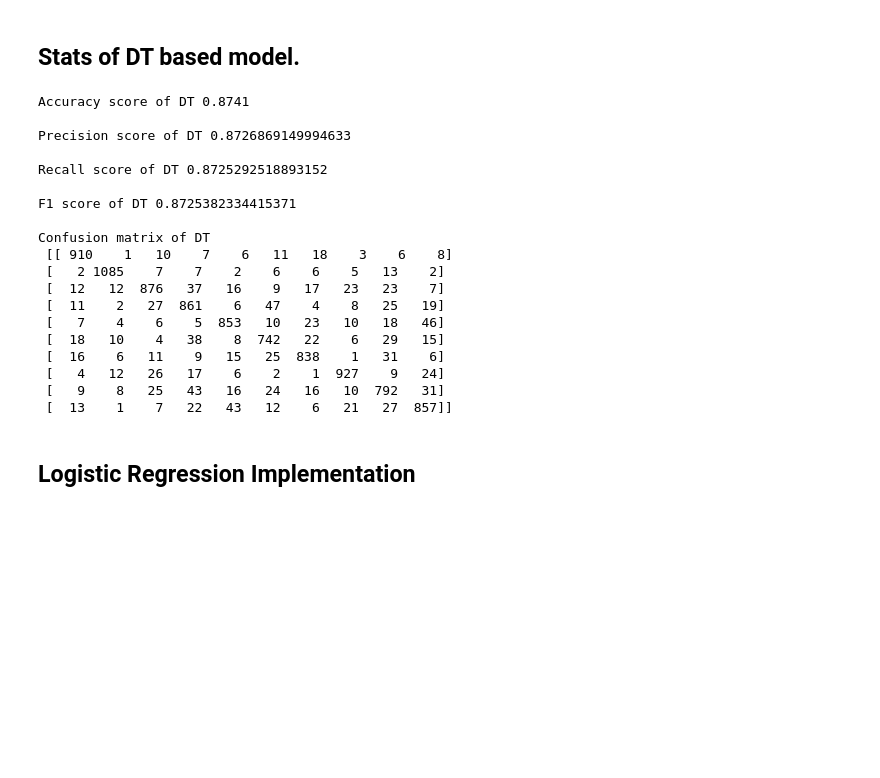
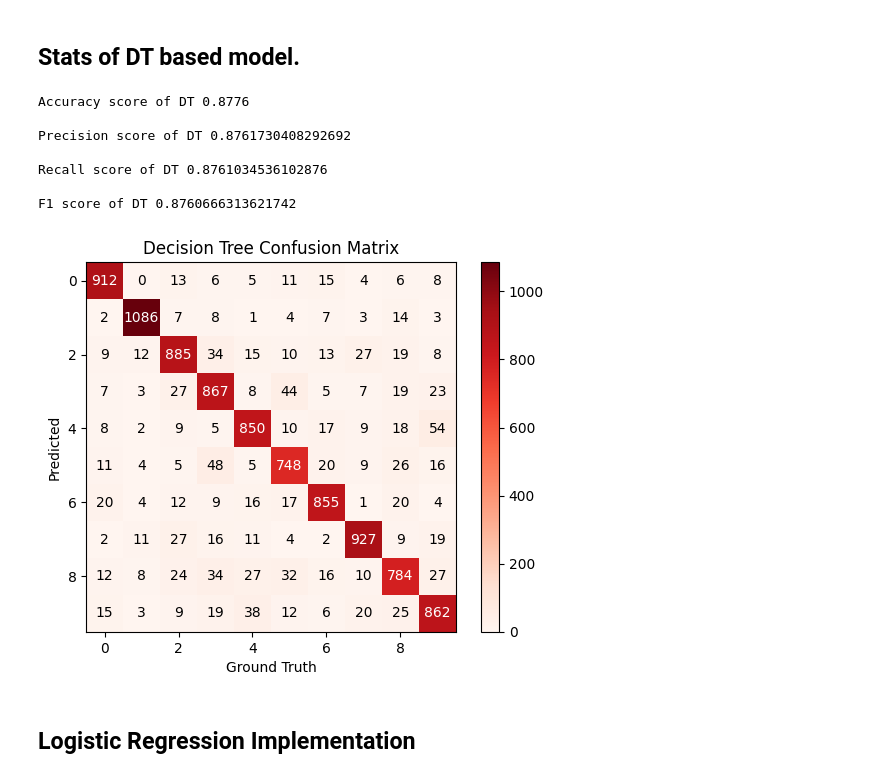
Before and after one commit to TanuTiwari4722/MNIST_ML_Classificatioon, a Jupyter notebook: MNIST_Classification.ipynb, the cells around one changed output. Drawn from its saved outputs; the diff is of its cells as text; code cells hidden in the pictures; blank space fills up the shorter version.

```diff
--- a/MNIST_Classification.ipynb
+++ b/MNIST_Classification.ipynb
@@ -112,27 +115,30 @@ print("Accuracy score of DT", accuracy, end="\n\n")
 print("Precision score of DT", precision,  end="\n\n")
 print("Recall score of DT",recall,  end="\n\n")
 print("F1 score of DT", f1,  end="\n\n")
-print("Confusion matrix of DT\n", conf,  end="\n\n")
+# print("Confusion matrix of DT\n", conf,  end="\n\n")
 # %% [output]
-Accuracy score of DT 0.8741
+Accuracy score of DT 0.8776
 
-Precision score of DT 0.8726869149994633
+Precision score of DT 0.8761730408292692
 
-Recall score of DT 0.8725292518893152
+Recall score of DT 0.8761034536102876
 
-F1 score of DT 0.8725382334415371
-
-Confusion matrix of DT
- [[ 910    1   10    7    6   11   18    3    6    8]
- [   2 1085    7    7    2    6    6    5   13    2]
- [  12   12  876   37   16    9   17   23   23    7]
- [  11    2   27  861    6   47    4    8   25   19]
- [   7    4    6    5  853   10   23   10   18   46]
- [  18   10    4   38    8  742   22    6   29   15]
- [  16    6   11    9   15   25  838    1   31    6]
- [   4   12   26   17    6    2    1  927    9   24]
- [   9    8   25   43   16   24   16   10  792   31]
- [  13    1    7   22   43   12    6   21   27  857]]
+F1 score of DT 0.8760666313621742
+# %%
+plt.imshow(conf, cmap='Reds', interpolation='nearest')
+for i in range(conf.shape[0]):
+    for j in range(conf.shape[1]):
+        if i==j:
+            plt.text(j, i, conf[i, j], ha='center', va='center', color='white')
+        else:
+            plt.text(j, i, conf[i, j], ha='center', va='center', color='black')
+plt.title("Decision Tree Confusion Matrix")
+plt.xlabel("Ground Truth")
+plt.ylabel("Predicted")
+plt.colorbar()
+plt.show()
+# %% [output]
+[figure, added]
 # %% [markdown]
 ## Logistic Regression Implementation
 # %%
```
Also changed, not shown: parts of 4 cells of this notebook.
